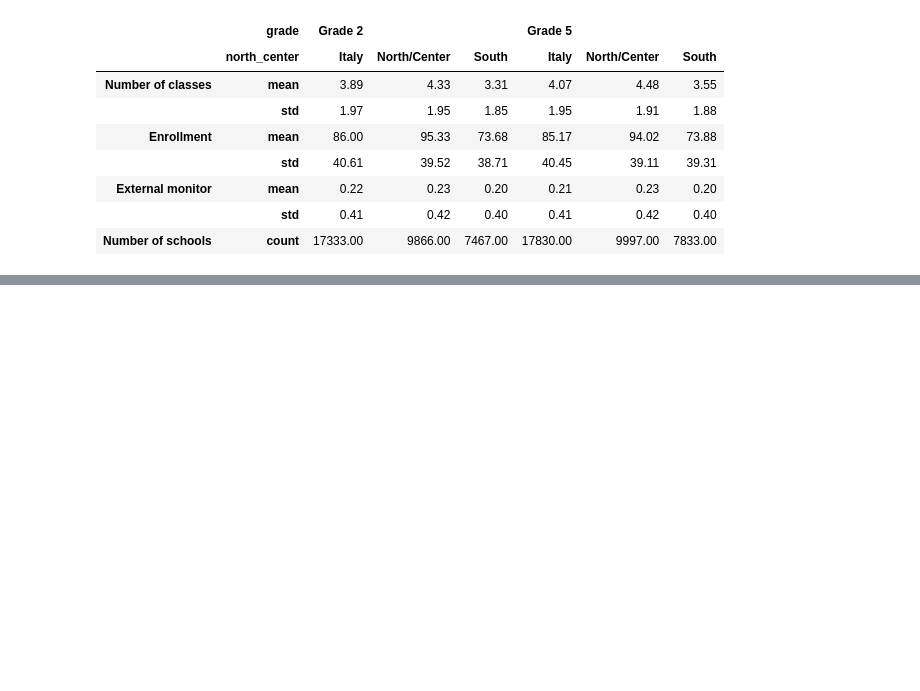
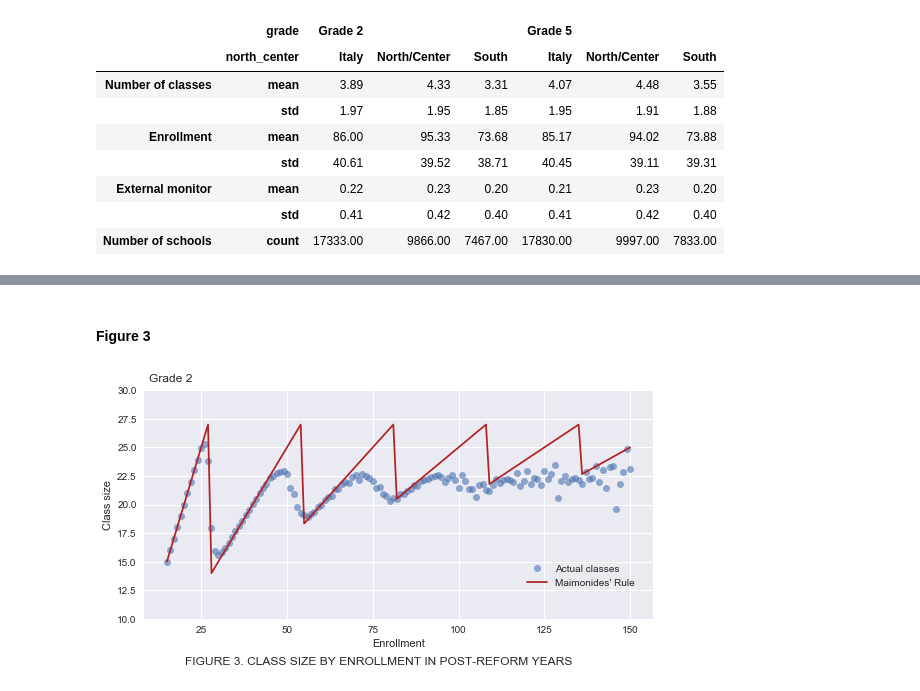
Before and after one commit to FedericoAlexanderRizzuto/microeconometrics-course-project-FedericoAlexanderRizzuto, a Jupyter notebook: project.ipynb, the cells around one changed output, grey strips where cells are left out. Saved outputs shown, nothing was run; the diff lists cells and outputs as text; code cells hidden in the pictures; blank space fills up the shorter version.

```diff
--- a/project.ipynb
+++ b/project.ipynb
@@ -87,0 +91,6 @@ create_table1c(df)
+# %% [markdown]
+#### Figure 3
+# %%
+create_fig3(df)
+# %% [output]
+[figure, added]
```
Also changed, not shown: parts of 9 cells of this notebook, 2 other files.
